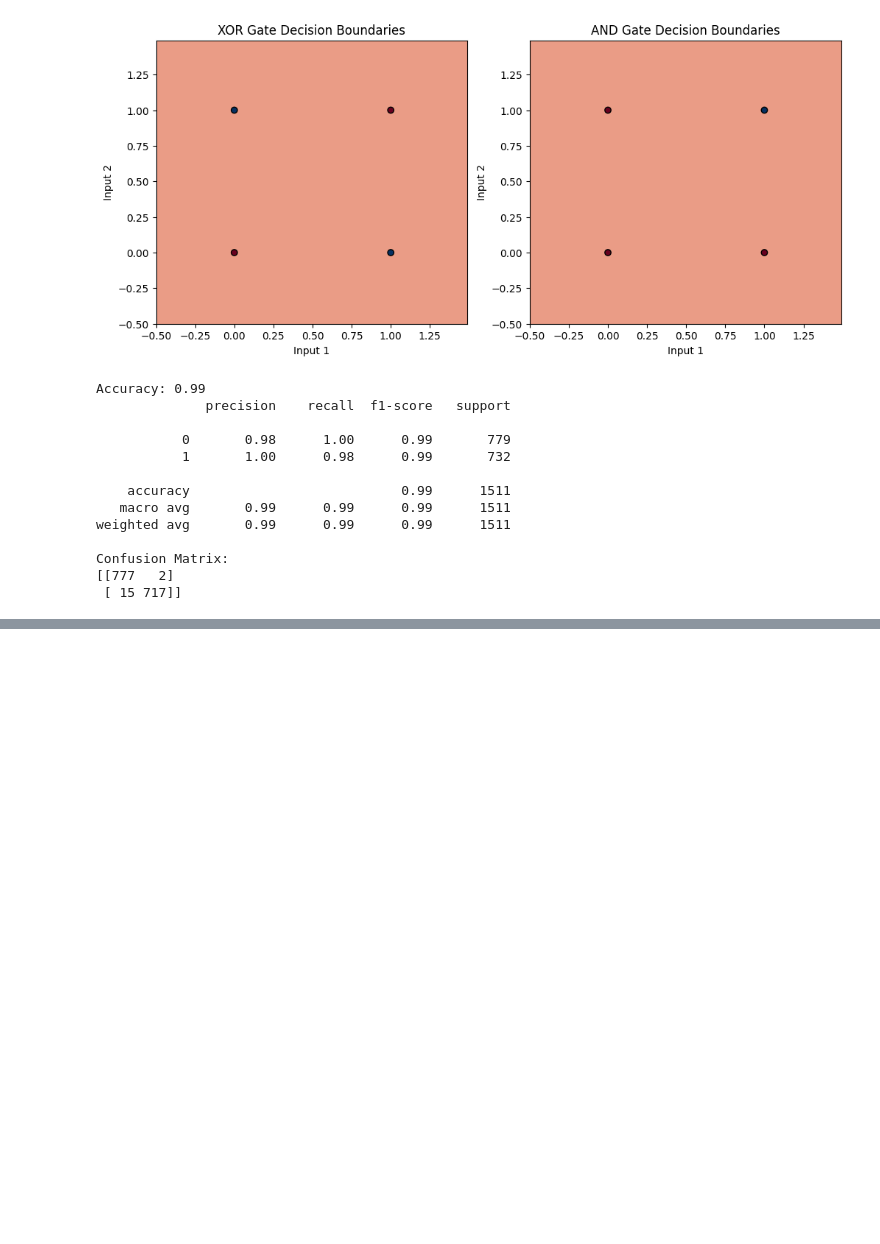
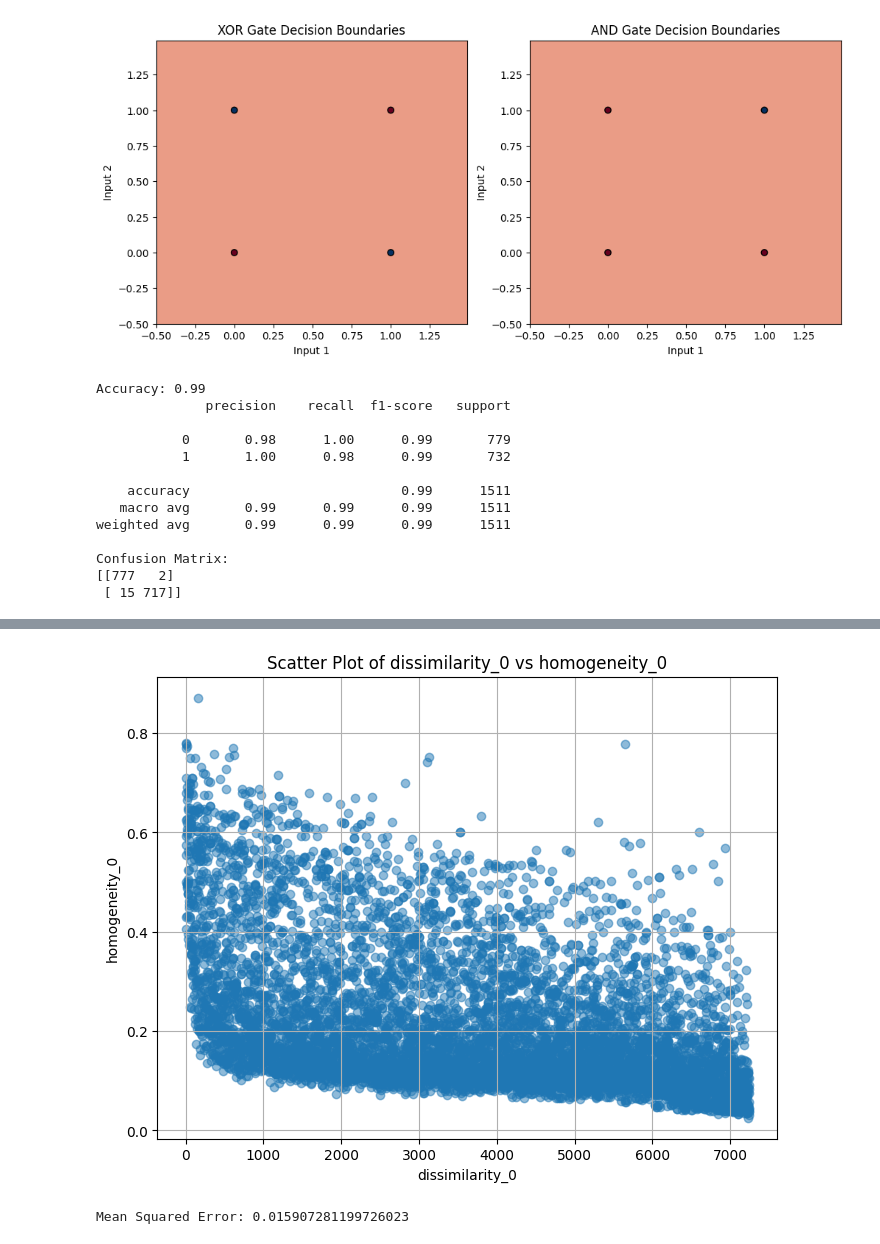
Before and after one commit to prajna1803/Face-Mask-Detection, a Jupyter notebook: lab_21164 (2).ipynb, the cells around one changed output, grey strips where cells are left out. Drawn from its saved outputs; the diff is of its cells as text; code cells hidden in the pictures; blank space fills up the shorter version.

```diff
--- a/lab_21164 (2).ipynb
+++ b/lab_21164 (2).ipynb
@@ -2292,0 +2225,27 @@ Coefficient of determination: 0.20
+# %%
+#import libraries
+import pandas as pd
+import numpy as np
+import matplotlib.pyplot as plt
+from sklearn.preprocessing import LabelEncoder
+
+# Load the dataset
+data = pd.read_excel("/content/dataset_final.xlsx")
+
+
+# Check for missing values
+print(data.isnull().sum())
+
+# Remove rows with missing values
+data.dropna(inplace=True)
+
+# Group the data by the 'label' column
+grouped = data.groupby("label")
+
+# Separate the data into Class A and Class B
+class_A_data = data[data['label'] == 0]
+class_B_data = data[data['label'] == 1]
+
+# Encode the 'id' column using LabelEncoder
+label_encoder = LabelEncoder()
+data['dissimilarity_0'] = label_encoder.fit_transform(data['dissimilarity_0'])
@@ -2292,0 +2270,38 @@ Coefficient of determination: 0.20
+# %%
+
+# Select two numeric features for the scatter plot
+feature1 = 'dissimilarity_0'
+feature2 = 'homogeneity_0'
+
+# Create a scatter plot
+plt.figure(figsize=(8, 6))
+plt.scatter(data['dissimilarity_0'], data['homogeneity_0'], alpha=0.5)
+plt.title(f'Scatter Plot of dissimilarity_0 vs homogeneity_0')
+plt.xlabel('dissimilarity_0')
+plt.ylabel('homogeneity_0')
+plt.grid(True)
+plt.show()
+# %% [output]
+[figure, added]
+# %%
+from sklearn.linear_model import LinearRegression
+from sklearn.metrics import mean_squared_error
+
+# Create a linear regression model
+model = LinearRegression()
+
+# Set the independent and dependent variables
+X = data[['dissimilarity_0']]  # Independent variable
+y = data['homogeneity_0']  # Dependent variable
+
+# Fit the model
+model.fit(X, y)
+
+# Predict values using the model
+y_pred = model.predict(X)
+
+# Calculate the mean squared error
+mse = mean_squared_error(y, y_pred)
+print(f"Mean Squared Error: {mse}")
+# %% [output]
+Mean Squared Error: 0.015907281199726023
```
Also changed, not shown: parts of 7 cells of this notebook.
